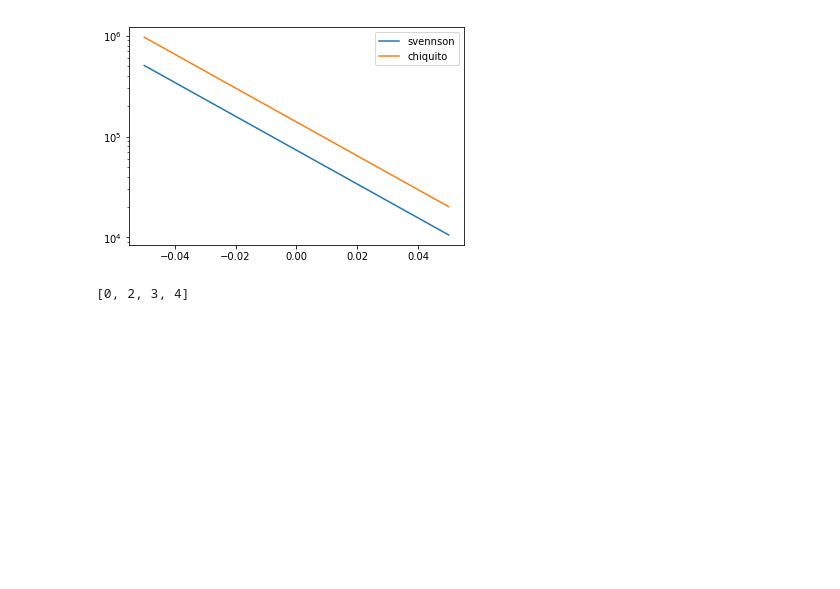
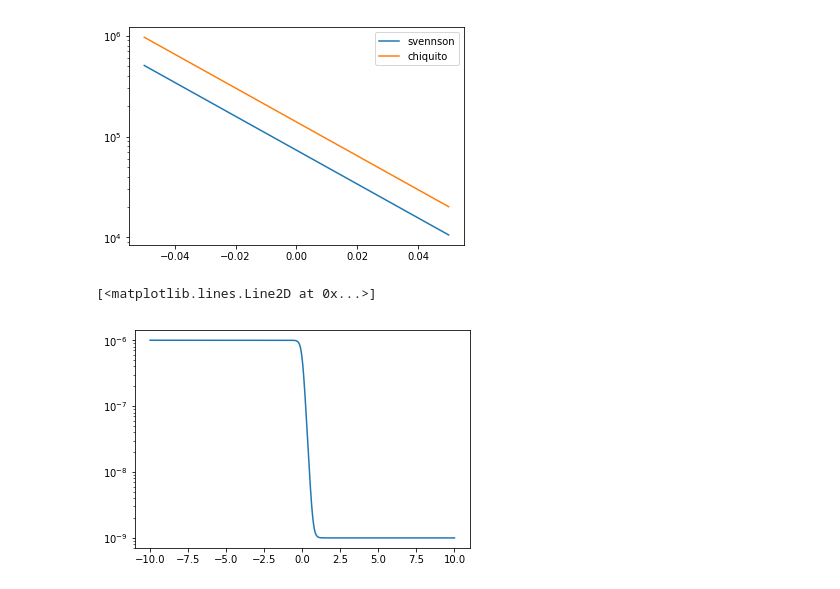
Before and after one commit to leobrowning92/networksim-cntfet, a Jupyter notebook: mechanism_testing.ipynb, the cells around one changed output. Drawn from its saved outputs; the diff is of its cells as text; code cells hidden in the pictures; blank space fills up the shorter version.

```diff
--- a/mechanism_testing.ipynb
+++ b/mechanism_testing.ipynb
@@ -49,8 +49,12 @@ plt.legend()
 # %% [output]
 <matplotlib.legend.Legend at 0x...>
 [figure]
-# %%
-t=[-1,2,3,4]
-[i if i>0 else 0 for i in t ]
-# %% [output]
-[0, 2, 3, 4]
+# %%
+x=np.linspace(-10,10,1000)
+def fermi_dirac(x,scaling,offset,threshold):
+    return scaling*(1/(np.exp(10*(x-threshold))+1))+offset
+y=[ fermi_dirac(i,1e-6,1e-9,0) for i in x]
+plt.semilogy(x,y)
+# %% [output]
+[<matplotlib.lines.Line2D at 0x...>]
+[figure, added]
```
Also changed, not shown: 5 other files.
